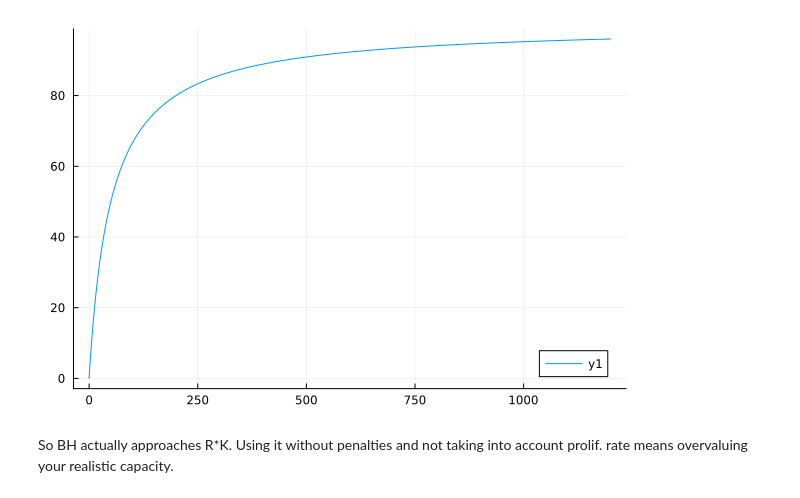
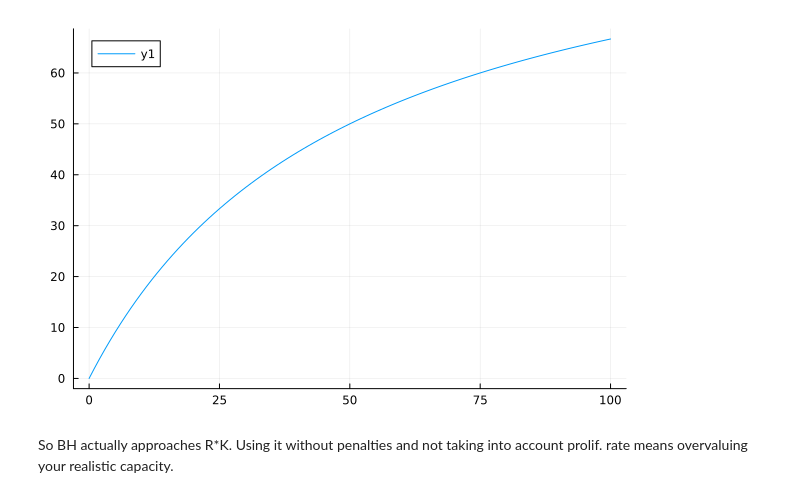
Before and after one commit to HartreeY/RESK, a Jupyter notebook: dev/indiv_based/bh_formula.ipynb, the cells around one changed output. Cells and saved outputs as stored; diff of their text form; code cells hidden in the pictures.

```diff
--- a/dev/indiv_based/bh_formula.ipynb
+++ b/dev/indiv_based/bh_formula.ipynb
@@ -1,12 +1,12 @@
 # %%
 using Plots
-xs = collect(0:1200)
+xs = collect(0:100)
 R_PROLIF_RATE = 2
 K_CAPACITY = 50
 
 plot(xs, [x * (R_PROLIF_RATE/(1 + (x*(R_PROLIF_RATE-1))/K_CAPACITY)) for x in xs])
 # %% [output]
-[figure, old version]
+[figure, new version]
 # %% [markdown]
 So BH actually approaches R*K. Using it without penalties and not taking into account prolif. rate means overvaluing your realistic capacity.
 # %%
```
Also changed, not shown: parts of 1 cell of this notebook, 5 other files.
